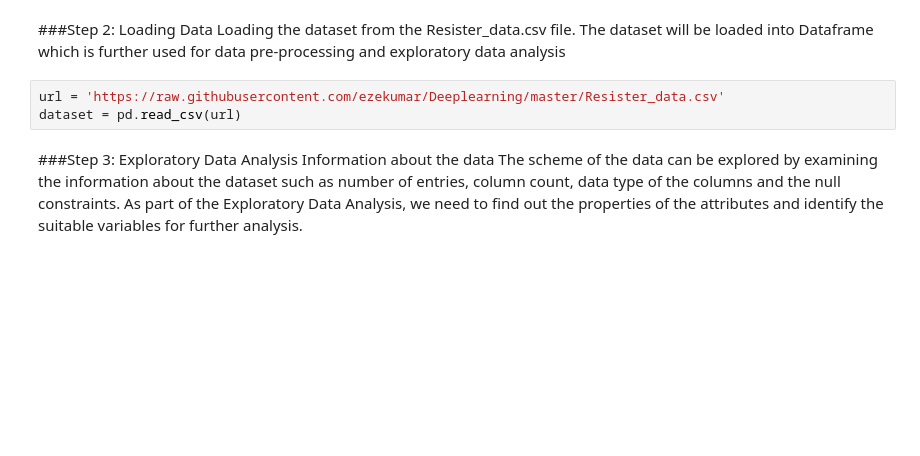
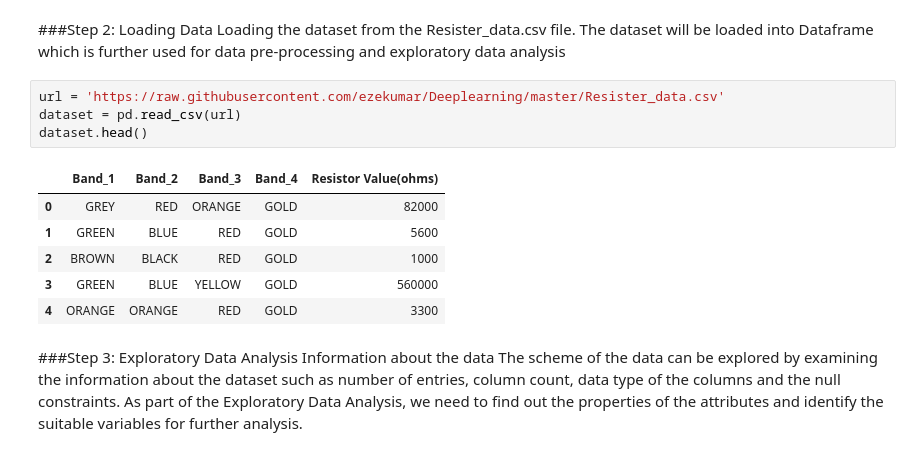
Before and after one commit to ezekumar/Deeplearning, a Jupyter notebook: Deeplearning_01.ipynb, the cells around one changed output. Drawn from its saved outputs; the diff is of its cells as text; blank space fills up the shorter version.

```diff
--- a/Deeplearning_01.ipynb
+++ b/Deeplearning_01.ipynb
@@ -48,6 +48,14 @@ The dataset will be loaded into Dataframe which is further used for data pre-pro
 # %%
 url = 'https://raw.githubusercontent.com/ezekumar/Deeplearning/master/Resister_data.csv'
 dataset = pd.read_csv(url)
+dataset.head()
+# %% [output]
+|  | Band_1 | Band_2 | Band_3 | Band_4 | Resistor Value(ohms) |
+| 0 | GREY | RED | ORANGE | GOLD | 82000 |
+| 1 | GREEN | BLUE | RED | GOLD | 5600 |
+| 2 | BROWN | BLACK | RED | GOLD | 1000 |
+| 3 | GREEN | BLUE | YELLOW | GOLD | 560000 |
+| 4 | ORANGE | ORANGE | RED | GOLD | 3300 |
 # %% [markdown]
 ###Step 3: Exploratory Data Analysis
 Information about the data The scheme of the data can be explored by examining the information about the dataset such as number of entries, column count, data type of the columns and the null constraints. As part of the Exploratory Data Analysis, we need to find out the properties of the attributes and identify the suitable variables for further analysis.
```
Also changed, not shown: parts of 1 cell of this notebook.
